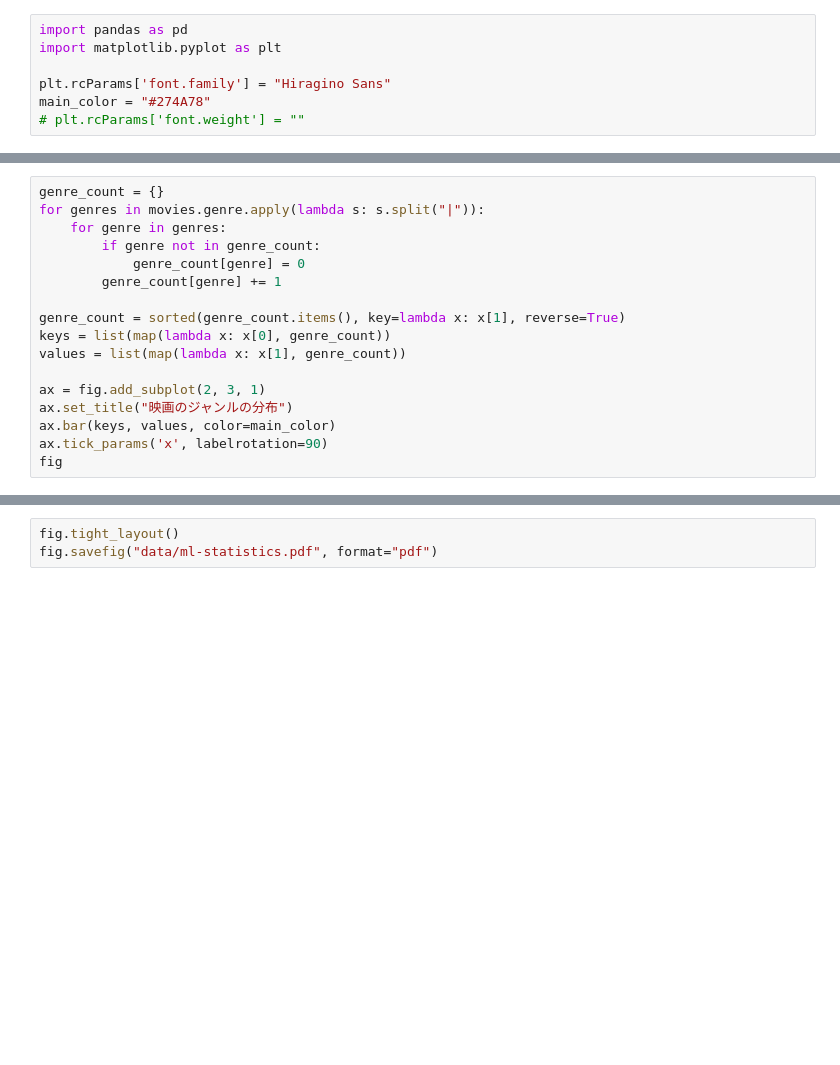
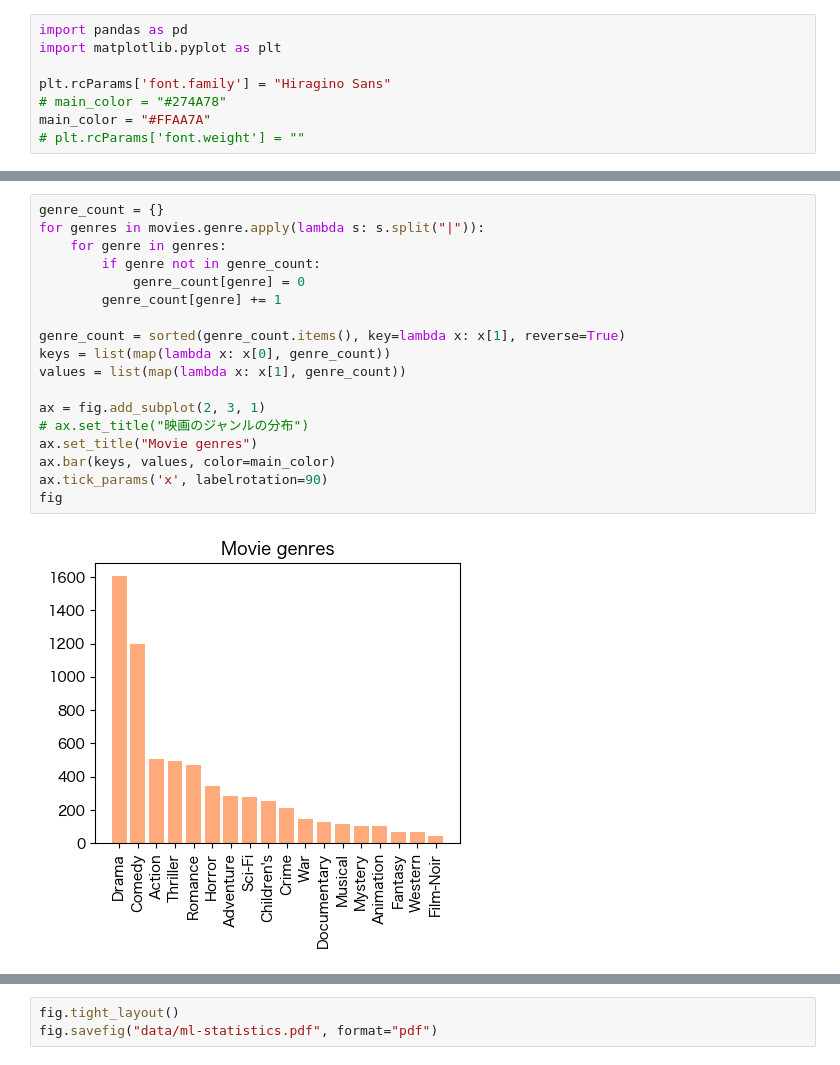
Before and after one commit to tishii2479/aau2v, a Jupyter notebook: notebooks/visualize_ml_data.ipynb, the cells around one changed output, grey strips where cells are left out. Cells and saved outputs as stored; diff of their text form; blank space fills up the shorter version.

```diff
--- a/notebooks/visualize_ml_data.ipynb
+++ b/notebooks/visualize_ml_data.ipynb
@@ -3,7 +3,8 @@ import pandas as pd
 import matplotlib.pyplot as plt
 
 plt.rcParams['font.family'] = "Hiragino Sans"
-main_color = "#274A78"
+# main_color = "#274A78"
+main_color = "#FFAA7A"
 # plt.rcParams['font.weight'] = ""
 # %%
 movies = pd.read_csv("../data/ml-1m/movies.csv")
@@ -13,20 +30,23 @@ fig = plt.figure(figsize=(16, 8))
 # %%
 genre_count = {}
 for genres in movies.genre.apply(lambda s: s.split("|")):
     for genre in genres:
         if genre not in genre_count:
             genre_count[genre] = 0
         genre_count[genre] += 1
 
 genre_count = sorted(genre_count.items(), key=lambda x: x[1], reverse=True)
 keys = list(map(lambda x: x[0], genre_count))
 values = list(map(lambda x: x[1], genre_count))
 
 ax = fig.add_subplot(2, 3, 1)
-ax.set_title("映画のジャンルの分布")
+# ax.set_title("映画のジャンルの分布")
+ax.set_title("Movie genres")
 ax.bar(keys, values, color=main_color)
 ax.tick_params('x', labelrotation=90)
 fig
+# %% [output]
+[figure, added]
 # %%
 year_count = movies.year.value_counts()
 
```
Also changed, not shown: parts of 10 cells of this notebook, 25 other files.
